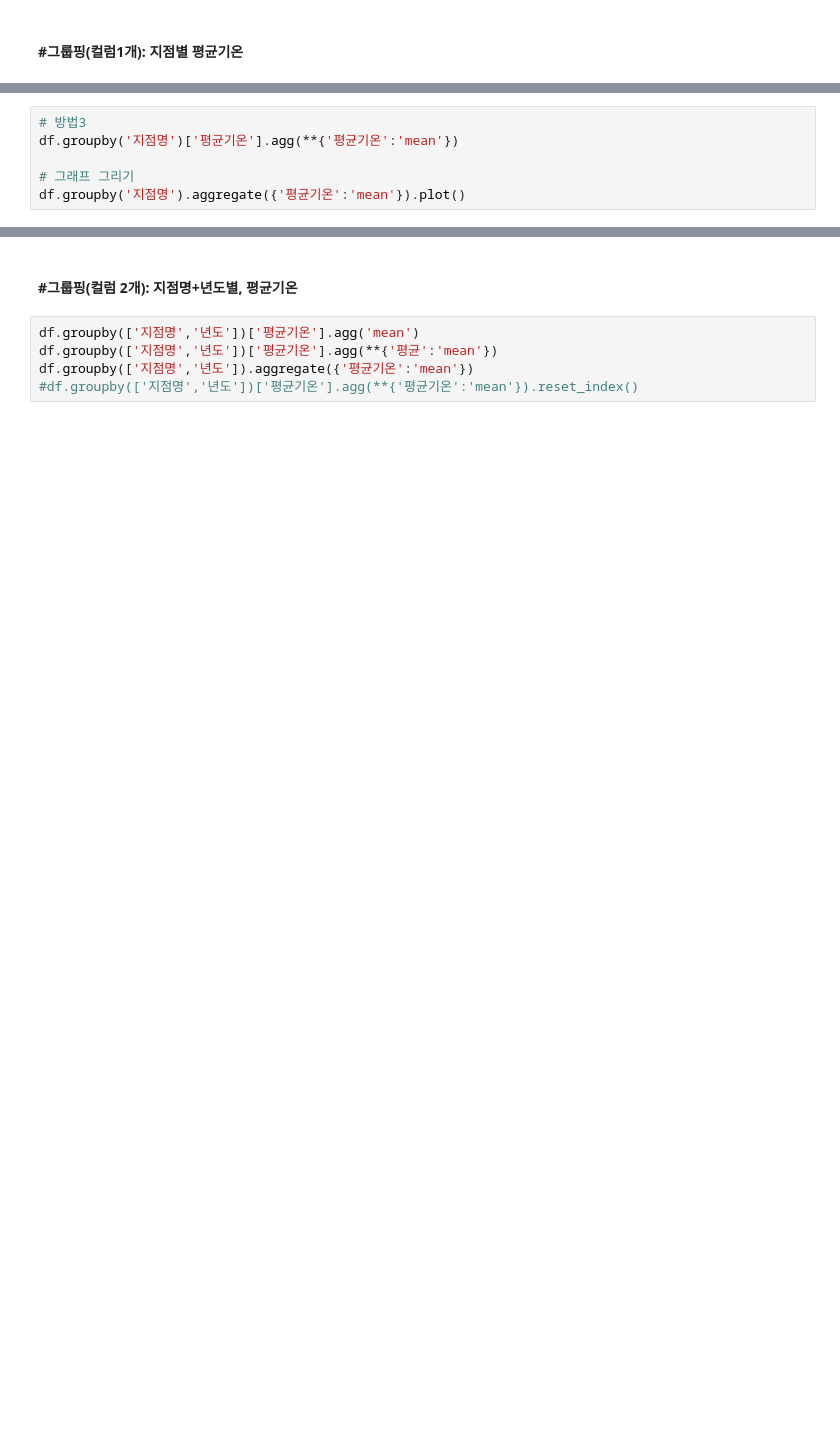
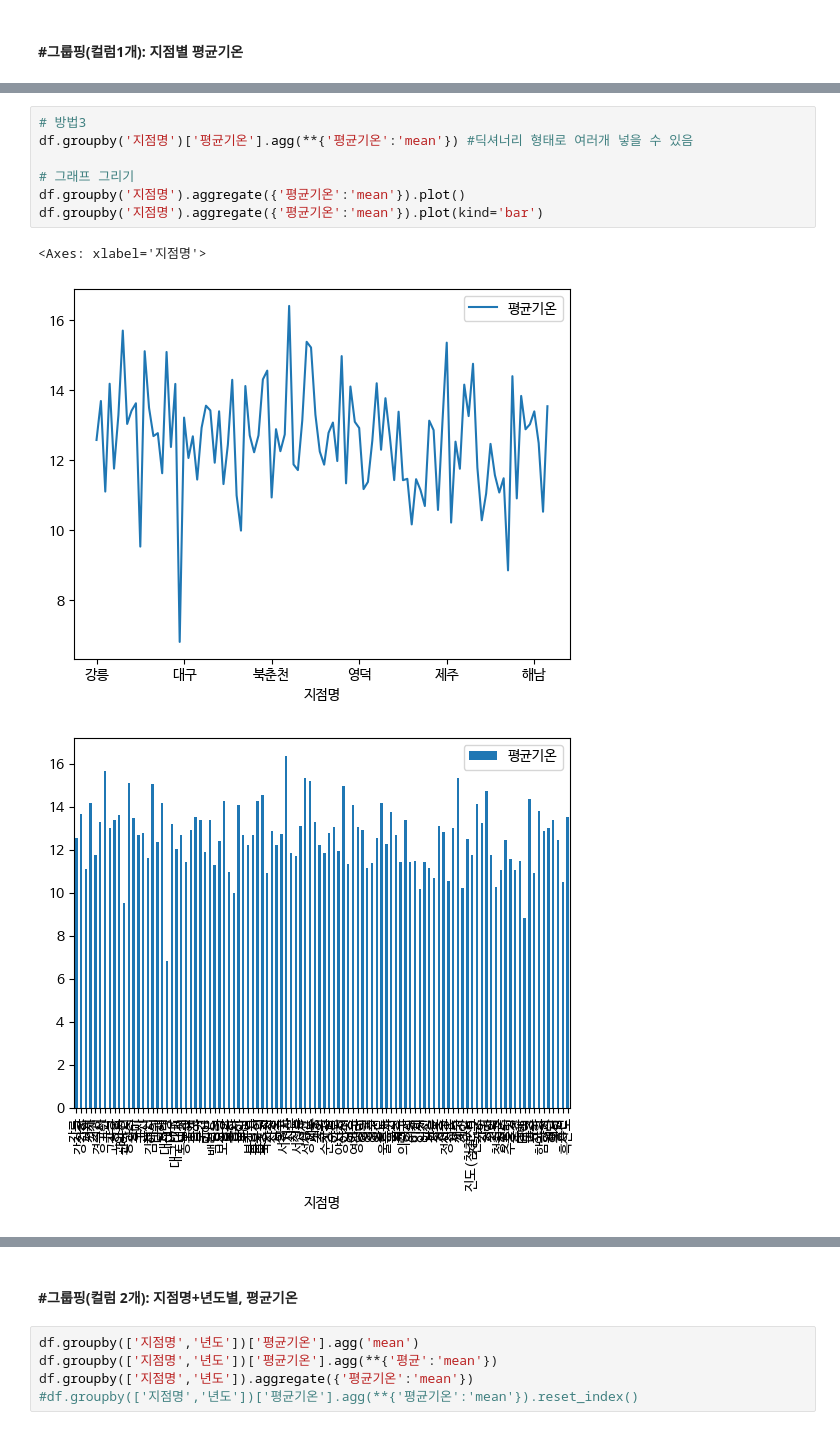
Before and after one commit to ParkGeunHae/teacher, a Jupyter notebook: 2_데이터분석_03_공공데이터_기상청날씨_실습.ipynb, the cells around one changed output, grey strips where cells are left out. Cells and saved outputs as stored; diff of their text form; blank space fills up the shorter version.

```diff
--- a/2_데이터분석_03_공공데이터_기상청날씨_실습.ipynb
+++ b/2_데이터분석_03_공공데이터_기상청날씨_실습.ipynb
@@ -472,7 +576,12 @@ df.groupby('지점명')['평균기온'].agg('mean')
 # %%
 # 방법3
-df.groupby('지점명')['평균기온'].agg(**{'평균기온':'mean'})
+df.groupby('지점명')['평균기온'].agg(**{'평균기온':'mean'}) #딕셔너리 형태로 여러개 넣을 수 있음
 
 # 그래프 그리기
 df.groupby('지점명').aggregate({'평균기온':'mean'}).plot()
+df.groupby('지점명').aggregate({'평균기온':'mean'}).plot(kind='bar')
+# %% [output]
+<Axes: xlabel='지점명'>
+[figure, added]
+[figure, added]
 # %%
```
Also changed, not shown: parts of 20 cells of this notebook.
